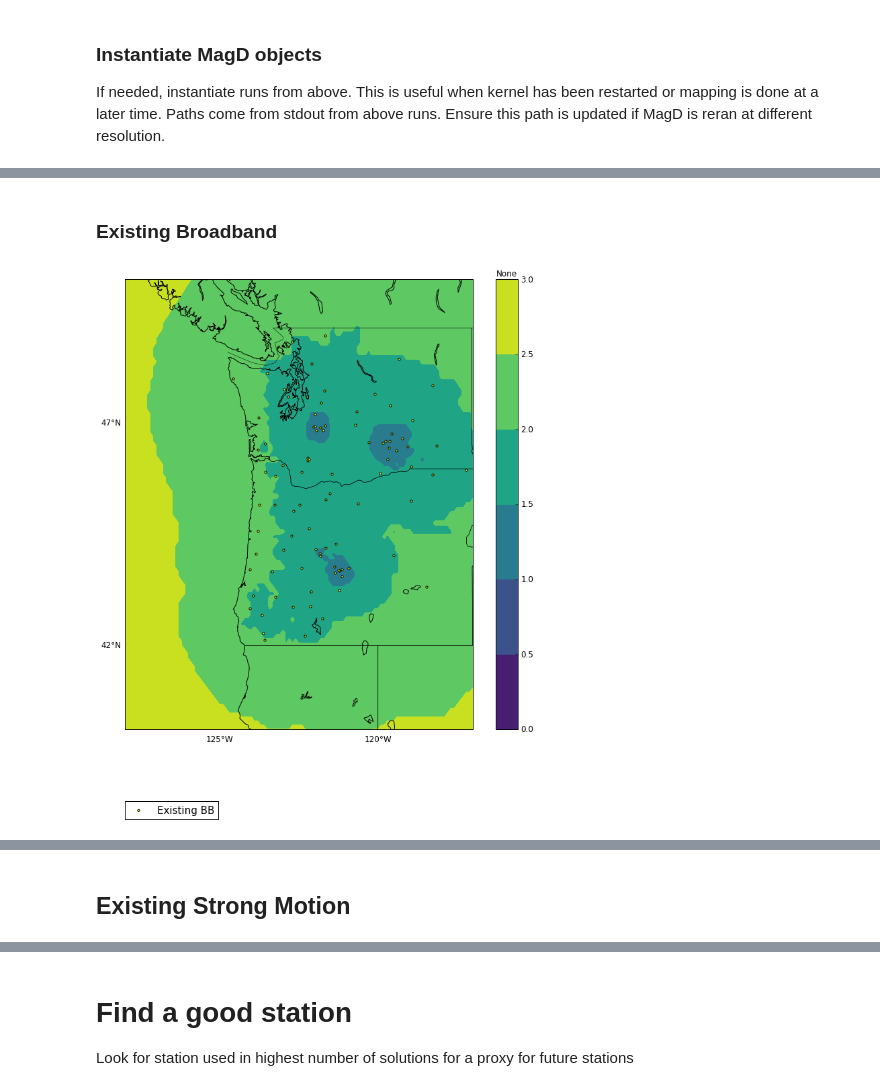
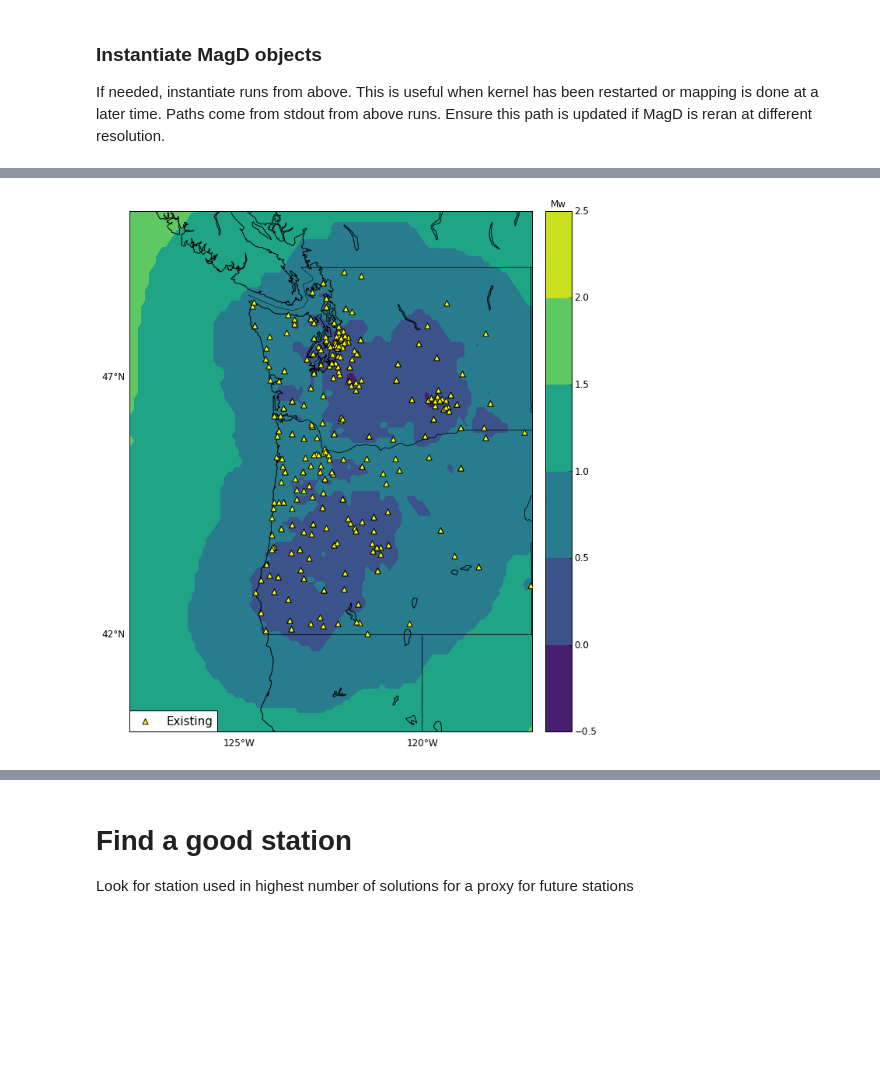
Before and after one commit to pnsn/magd_client, a Jupyter notebook: notebooks/2019_noise_all_pnsn.ipynb, the cells around one changed output, grey strips where cells are left out. Cells and saved outputs as stored; diff of their text form; code cells hidden in the pictures; blank space fills up the shorter version.

```diff
--- a/notebooks/2019_noise_all_pnsn.ipynb
+++ b/notebooks/2019_noise_all_pnsn.ipynb
@@ -232,17 +157,19 @@ Wall time: 518 ms
-# %% [markdown]
-### Existing Broadband
 # %%
-path = grid_eew_existing_bb.get_path()
+# Performance 1.5 minutes
+path = grid_eew_existing_all.get_path()
 
-%run -i scripts/plot_heatmap.py \
+%time %run -i scripts/plot_heatmap.py \
 --path=$path \
 --plotwidth=60 \
 --plotstas=True \
+--plotwidth=15 \
 --color=viridis \
---levels=0,0.5,1,1.5,2,2.5,3
+--legend_pad=0.0 \
+--colorbar_pad=0.02 \
+--levels=-0.5,0,0.5,1,1.5,2,2.5
 
-# --title1 = 'Magnitude Detection Thresholds' \
-# --title2 = 'All Existing PNSN Broadbands' \
-# --title3 = 'Four station detection' \
+#--title1='Magnitude Detection Thresholds' \
+#--title2='All Existing PNSN Strong Motion and Broadbands' \
+#--title3='Four station detection' \
 # %% [output]
-[figure, old version]
+[figure, new version]
@@ -249,2 +177,0 @@ path = grid_eew_existing_bb.get_path()
-# %% [markdown]
-## Existing Strong Motion
```
Also changed, not shown: parts of 26 cells of this notebook, 4 other files.
